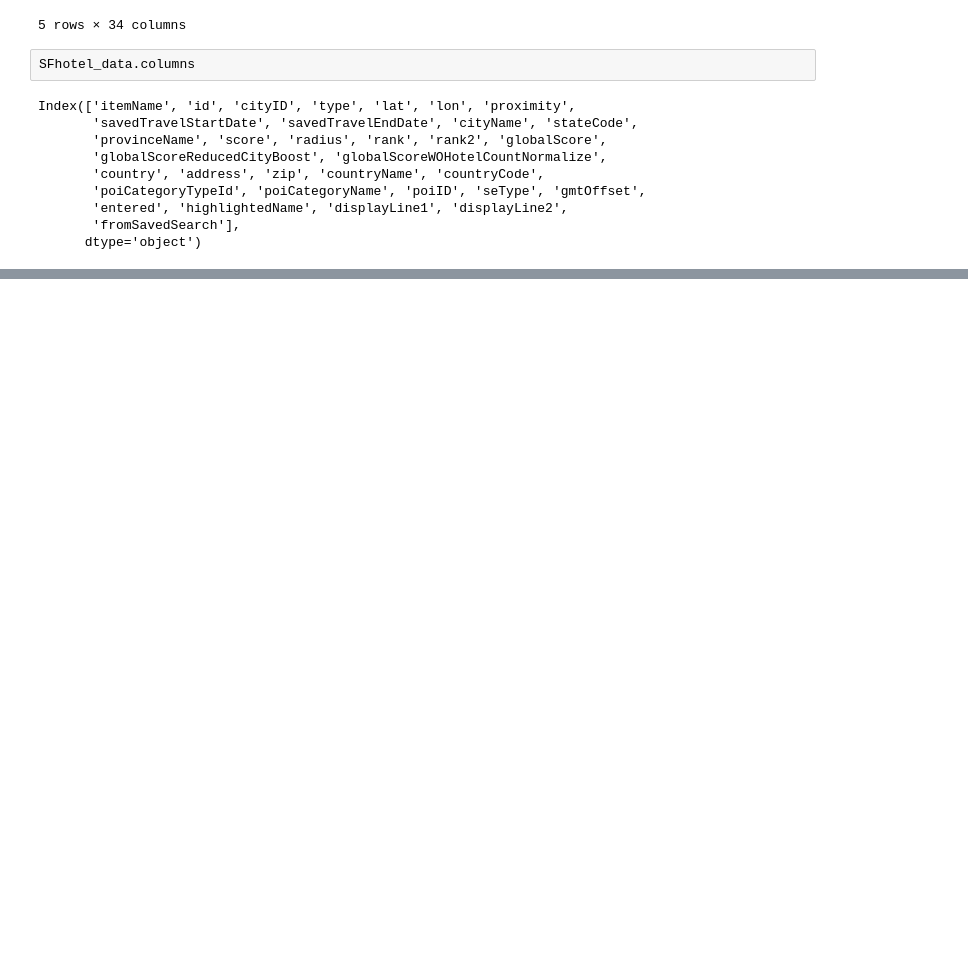
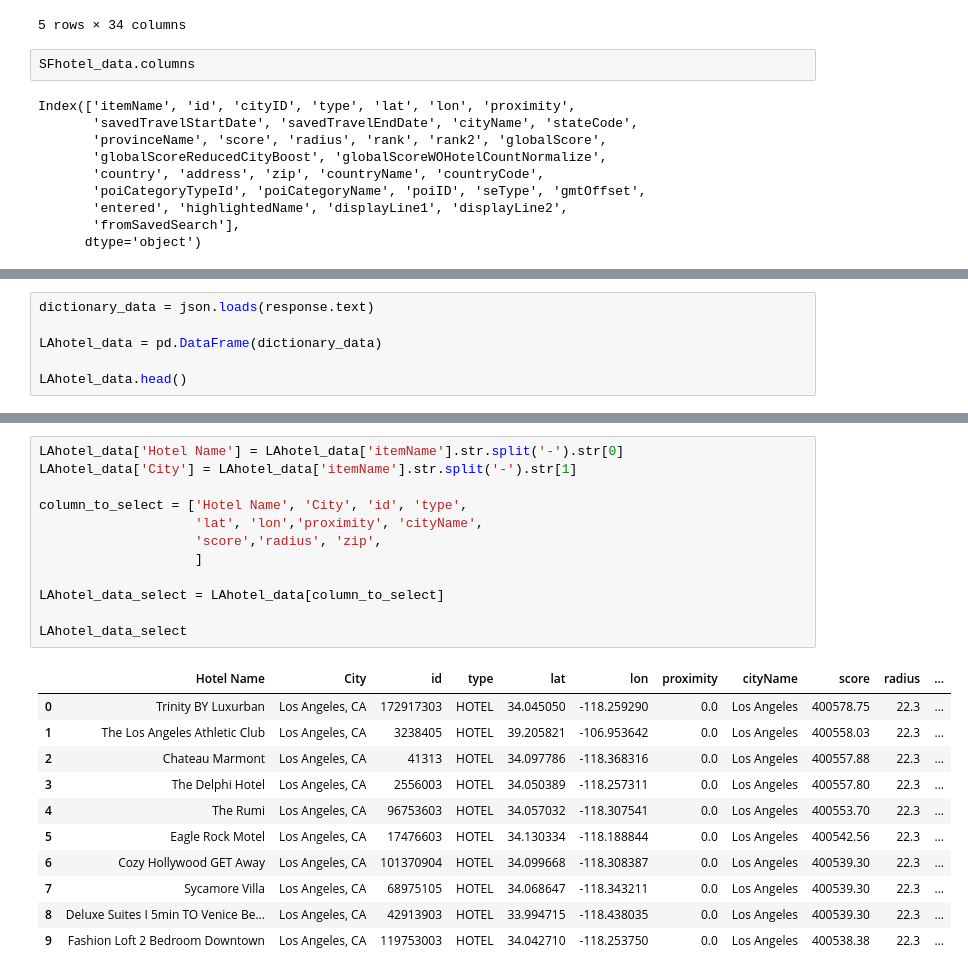
Before and after one commit to tayloresque/Project3_Group4, a Jupyter notebook: CAT working code.ipynb, the cells around one changed output, grey strips where cells are left out. Drawn from its saved outputs; the diff is of its cells as text; blank space fills up the shorter version.

```diff
--- a/CAT working code.ipynb
+++ b/CAT working code.ipynb
@@ -108,0 +158,6 @@ SFhotel_data_select
+# %%
+dictionary_data = json.loads(response.text)
+
+LAhotel_data = pd.DataFrame(dictionary_data)
+
+LAhotel_data.head()
@@ -108,0 +184,24 @@ SFhotel_data_select
+# %%
+LAhotel_data['Hotel Name'] = LAhotel_data['itemName'].str.split('-').str[0]
+LAhotel_data['City'] = LAhotel_data['itemName'].str.split('-').str[1]
+
+column_to_select = ['Hotel Name', 'City', 'id', 'type',
+                    'lat', 'lon','proximity', 'cityName',
+                    'score','radius', 'zip',
+                    ]
+
+LAhotel_data_select = LAhotel_data[column_to_select]
+
+LAhotel_data_select
+# %% [output]
+|  | Hotel Name | City | id | type | lat | lon | proximity | cityName | score | radius | ... |
+| 0 | Trinity BY Luxurban | Los Angeles, CA | 172917303 | HOTEL | 34.045050 | -118.259290 | 0.0 | Los Angeles | 400578.75 | 22.3 | ... |
+| 1 | The Los Angeles Athletic Club | Los Angeles, CA | 3238405 | HOTEL | 39.205821 | -106.953642 | 0.0 | Los Angeles | 400558.03 | 22.3 | ... |
+| 2 | Chateau Marmont | Los Angeles, CA | 41313 | HOTEL | 34.097786 | -118.368316 | 0.0 | Los Angeles | 400557.88 | 22.3 | ... |
+| 3 | The Delphi Hotel | Los Angeles, CA | 2556003 | HOTEL | 34.050389 | -118.257311 | 0.0 | Los Angeles | 400557.80 | 22.3 | ... |
+| 4 | The Rumi | Los Angeles, CA | 96753603 | HOTEL | 34.057032 | -118.307541 | 0.0 | Los Angeles | 400553.70 | 22.3 | ... |
+| 5 | Eagle Rock Motel | Los Angeles, CA | 17476603 | HOTEL | 34.130334 | -118.188844 | 0.0 | Los Angeles | 400542.56 | 22.3 | ... |
+| 6 | Cozy Hollywood GET Away | Los Angeles, CA | 101370904 | HOTEL | 34.099668 | -118.308387 | 0.0 | Los Angeles | 400539.30 | 22.3 | ... |
+| 7 | Sycamore Villa | Los Angeles, CA | 68975105 | HOTEL | 34.068647 | -118.343211 | 0.0 | Los Angeles | 400539.30 | 22.3 | ... |
+| 8 | Deluxe Suites I 5min TO Venice Be... | Los Angeles, CA | 42913903 | HOTEL | 33.994715 | -118.438035 | 0.0 | Los Angeles | 400539.30 | 22.3 | ... |
+| 9 | Fashion Loft 2 Bedroom Downtown | Los Angeles, CA | 119753003 | HOTEL | 34.042710 | -118.253750 | 0.0 | Los Angeles | 400538.38 | 22.3 | ... |
```
Also changed, not shown: parts of 10 cells of this notebook.
